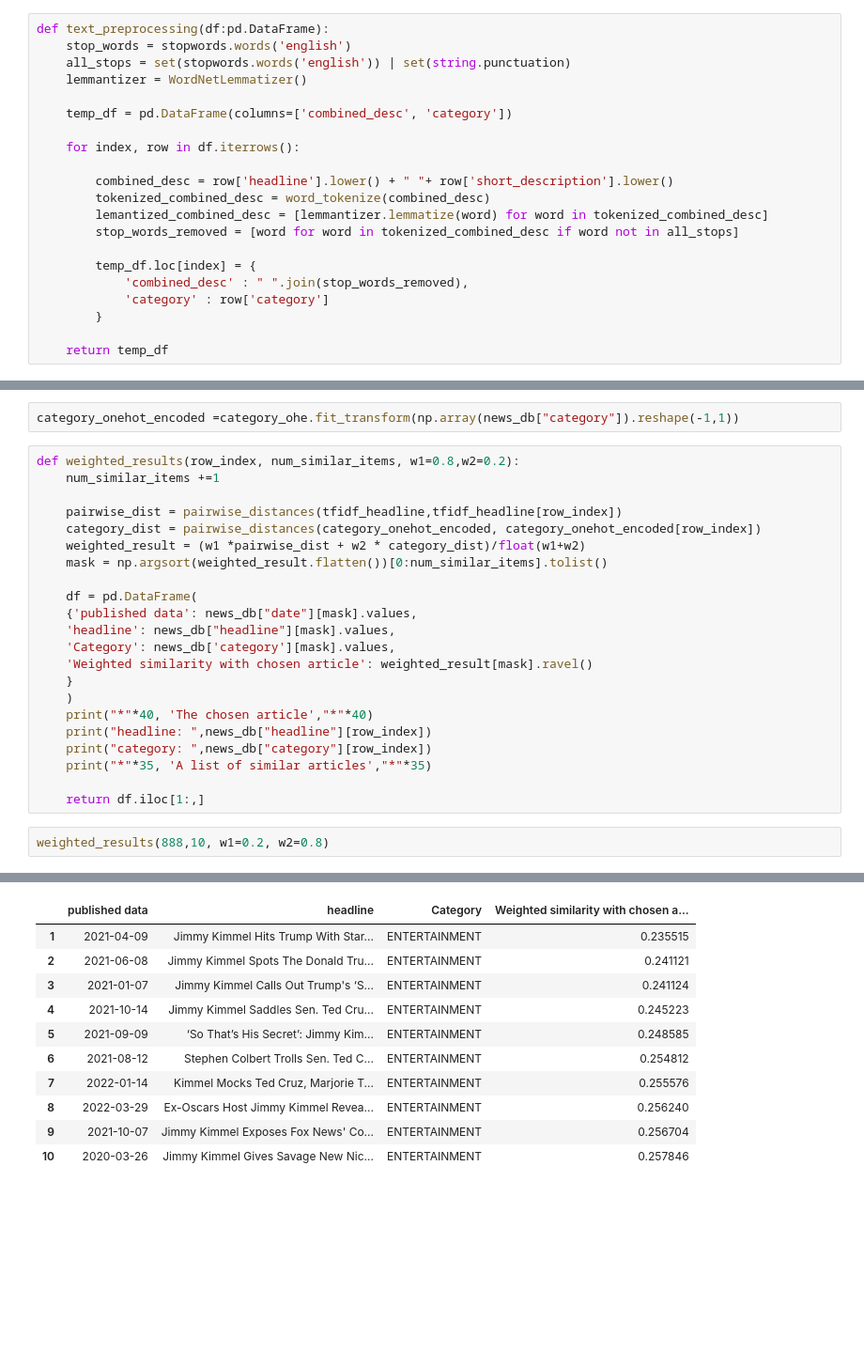
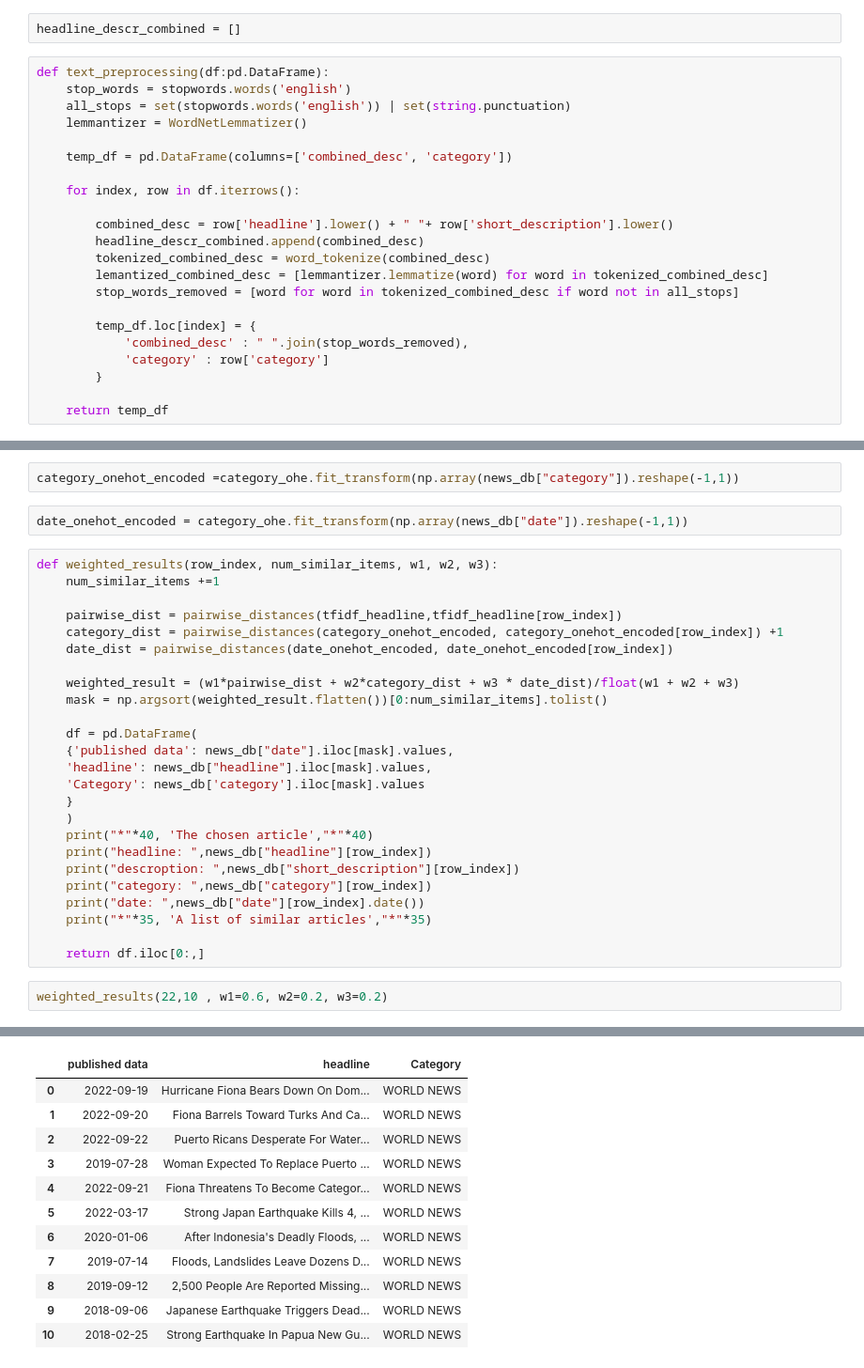
Before and after one commit to arkurpas/Text_similarity_in_news_articles, a Jupyter notebook: news.ipynb, the cells around one changed output, grey strips where cells are left out. Shown at 94% size. Drawn from its saved outputs; the diff is of its cells as text; blank space fills up the shorter version.

```diff
--- a/news.ipynb
+++ b/news.ipynb
@@ -205,6 +200,8 @@ all_stops = set(stopwords.words('english')) | set(string.punctuation)
 lemmantizer = WordNetLemmatizer()
 # %% [markdown]
 The goal of function below is to prepare data for similiarity counting process. The idea is to combine two columns: headline and article descroption. Thanks to this algorithm will have more information about specific article.
+# %%
+headline_descr_combined = []
 # %%
 def text_preprocessing(df:pd.DataFrame):
     stop_words = stopwords.words('english')
@@ -216,6 +213,7 @@ def text_preprocessing(df:pd.DataFrame):
     for index, row in df.iterrows():
 
         combined_desc = row['headline'].lower() + " "+ row['short_description'].lower()
+        headline_descr_combined.append(combined_desc)
         tokenized_combined_desc = word_tokenize(combined_desc)
         lemantized_combined_desc = [lemmantizer.lemmatize(word) for word in tokenized_combined_desc]
         stop_words_removed = [word for word in tokenized_combined_desc if word not in all_stops]
@@ -347,29 +404,34 @@ Here I add possibility to decide if we want to take into a account the category
 category_ohe = OneHotEncoder()
 # %%
 category_onehot_encoded =category_ohe.fit_transform(np.array(news_db["category"]).reshape(-1,1))
+# %%
+date_onehot_encoded = category_ohe.fit_transform(np.array(news_db["date"]).reshape(-1,1))
 # %%
-def weighted_results(row_index, num_similar_items, w1=0.8,w2=0.2):
+def weighted_results(row_index, num_similar_items, w1, w2, w3):
     num_similar_items +=1
 
     pairwise_dist = pairwise_distances(tfidf_headline,tfidf_headline[row_index])
-    category_dist = pairwise_distances(category_onehot_encoded, category_onehot_encoded[row_index])
-    weighted_result = (w1 *pairwise_dist + w2 * category_dist)/float(w1+w2)
+    category_dist = pairwise_distances(category_onehot_encoded, category_onehot_encoded[row_index]) +1
+    date_dist = pairwise_distances(date_onehot_encoded, date_onehot_encoded[row_index])
+
+    weighted_result = (w1*pairwise_dist + w2*category_dist + w3 * date_dist)/float(w1 + w2 + w3)
     mask = np.argsort(weighted_result.flatten())[0:num_similar_items].tolist()
 
     df = pd.DataFrame(
-    {'published data': news_db["date"][mask].values,
-    'headline': news_db["headline"][mask].values,
-    'Category': news_db['category'][mask].values,
-    'Weighted similarity with chosen article': weighted_result[mask].ravel()
+    {'published data': news_db["date"].iloc[mask].values,
+    'headline': news_db["headline"].iloc[mask].values,
+    'Category': news_db['category'].iloc[mask].values
     }
     )
     print("*"*40, 'The chosen article',"*"*40)
     print("headline: ",news_db["headline"][row_index])
+    print("descroption: ",news_db["short_description"][row_index])
     print("category: ",news_db["category"][row_index])
+    print("date: ",news_db["date"][row_index].date())
     print("*"*35, 'A list of similar articles',"*"*35)
 
-    return df.iloc[1:,]
+    return df.iloc[0:,]
 # %%
-weighted_results(888,10, w1=0.2, w2=0.8)
+weighted_results(22,10 , w1=0.6, w2=0.2, w3=0.2)
 # %% [output]
 **************************************** The chosen article ****************************************
@@ -378,12 +442,13 @@ category:  ENTERTAINMENT
 *********************************** A list of similar articles ***********************************
-|  | published data | headline | Category | Weighted similarity with chosen a... |
-| 1 | 2021-04-09 | Jimmy Kimmel Hits Trump With Star... | ENTERTAINMENT | 0.235515 |
-| 2 | 2021-06-08 | Jimmy Kimmel Spots The Donald Tru... | ENTERTAINMENT | 0.241121 |
-| 3 | 2021-01-07 | Jimmy Kimmel Calls Out Trump's ‘S... | ENTERTAINMENT | 0.241124 |
-| 4 | 2021-10-14 | Jimmy Kimmel Saddles Sen. Ted Cru... | ENTERTAINMENT | 0.245223 |
-| 5 | 2021-09-09 | ‘So That’s His Secret’: Jimmy Kim... | ENTERTAINMENT | 0.248585 |
-| 6 | 2021-08-12 | Stephen Colbert Trolls Sen. Ted C... | ENTERTAINMENT | 0.254812 |
-| 7 | 2022-01-14 | Kimmel Mocks Ted Cruz, Marjorie T... | ENTERTAINMENT | 0.255576 |
-| 8 | 2022-03-29 | Ex-Oscars Host Jimmy Kimmel Revea... | ENTERTAINMENT | 0.256240 |
-| 9 | 2021-10-07 | Jimmy Kimmel Exposes Fox News' Co... | ENTERTAINMENT | 0.256704 |
-| 10 | 2020-03-26 | Jimmy Kimmel Gives Savage New Nic... | ENTERTAINMENT | 0.257846 |
+|  | published data | headline | Category |
+| 0 | 2022-09-19 | Hurricane Fiona Bears Down On Dom... | WORLD NEWS |
+| 1 | 2022-09-20 | Fiona Barrels Toward Turks And Ca... | WORLD NEWS |
+| 2 | 2022-09-22 | Puerto Ricans Desperate For Water... | WORLD NEWS |
+| 3 | 2019-07-28 | Woman Expected To Replace Puerto ... | WORLD NEWS |
+| 4 | 2022-09-21 | Fiona Threatens To Become Categor... | WORLD NEWS |
+| 5 | 2022-03-17 | Strong Japan Earthquake Kills 4, ... | WORLD NEWS |
+| 6 | 2020-01-06 | After Indonesia's Deadly Floods, ... | WORLD NEWS |
+| 7 | 2019-07-14 | Floods, Landslides Leave Dozens D... | WORLD NEWS |
+| 8 | 2019-09-12 | 2,500 People Are Reported Missing... | WORLD NEWS |
+| 9 | 2018-09-06 | Japanese Earthquake Triggers Dead... | WORLD NEWS |
+| 10 | 2018-02-25 | Strong Earthquake In Papua New Gu... | WORLD NEWS |
```
Also changed, not shown: parts of 36 cells of this notebook.
